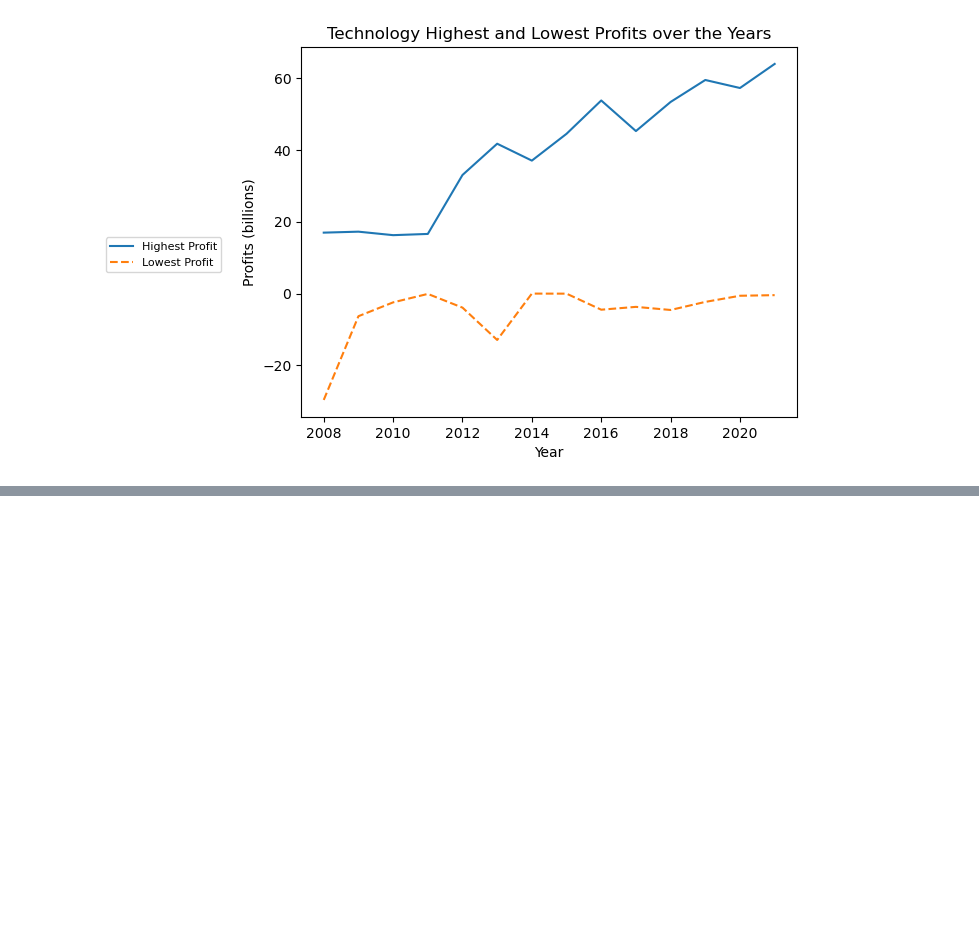
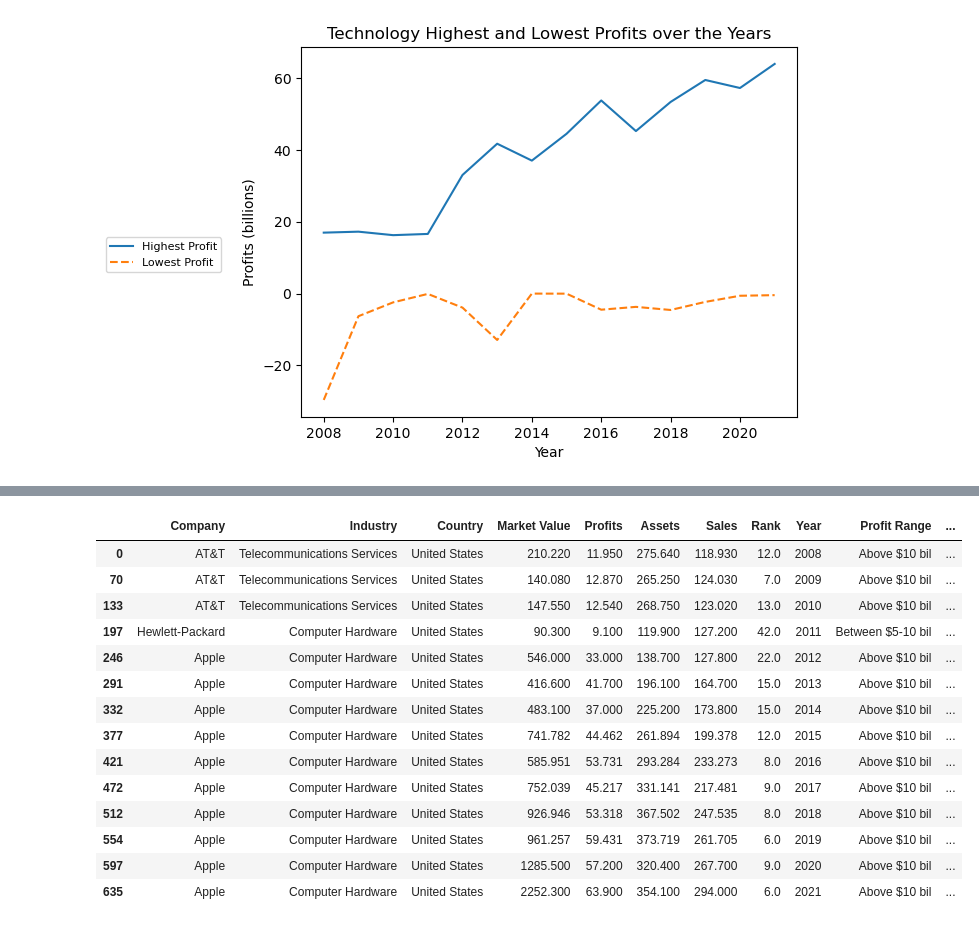
Before and after one commit to Arayavisual/Giant_Losers, a Jupyter notebook: Forbes 2008 - 2021 JL2 from DG9.ipynb, the cells around one changed output, grey strips where cells are left out. Cells and saved outputs as stored; diff of their text form; code cells hidden in the pictures; blank space fills up the shorter version.

```diff
--- a/Forbes 2008 - 2021 JL2 from DG9.ipynb
+++ b/Forbes 2008 - 2021 JL2 from DG9.ipynb
@@ -1047,0 +1182,20 @@ plt.legend(bbox_to_anchor=(-0.15, .5), fontsize=8)
+# %%
+# Find highest sales for all years in technology sector
+Tech_highest_sales = Tech.loc[Tech.groupby("Year")["Sales"].idxmax()]
+Tech_highest_sales
+# %% [output]
+|  | Company | Industry | Country | Market Value | Profits | Assets | Sales | Rank | Year | Profit Range | ... |
+| 0 | AT&T | Telecommunications Services | United States | 210.220 | 11.950 | 275.640 | 118.930 | 12.0 | 2008 | Above $10 bil | ... |
+| 70 | AT&T | Telecommunications Services | United States | 140.080 | 12.870 | 265.250 | 124.030 | 7.0 | 2009 | Above $10 bil | ... |
+| 133 | AT&T | Telecommunications Services | United States | 147.550 | 12.540 | 268.750 | 123.020 | 13.0 | 2010 | Above $10 bil | ... |
+| 197 | Hewlett-Packard | Computer Hardware | United States | 90.300 | 9.100 | 119.900 | 127.200 | 42.0 | 2011 | Between $5-10 bil | ... |
+| 246 | Apple | Computer Hardware | United States | 546.000 | 33.000 | 138.700 | 127.800 | 22.0 | 2012 | Above $10 bil | ... |
+| 291 | Apple | Computer Hardware | United States | 416.600 | 41.700 | 196.100 | 164.700 | 15.0 | 2013 | Above $10 bil | ... |
+| 332 | Apple | Computer Hardware | United States | 483.100 | 37.000 | 225.200 | 173.800 | 15.0 | 2014 | Above $10 bil | ... |
+| 377 | Apple | Computer Hardware | United States | 741.782 | 44.462 | 261.894 | 199.378 | 12.0 | 2015 | Above $10 bil | ... |
+| 421 | Apple | Computer Hardware | United States | 585.951 | 53.731 | 293.284 | 233.273 | 8.0 | 2016 | Above $10 bil | ... |
+| 472 | Apple | Computer Hardware | United States | 752.039 | 45.217 | 331.141 | 217.481 | 9.0 | 2017 | Above $10 bil | ... |
+| 512 | Apple | Computer Hardware | United States | 926.946 | 53.318 | 367.502 | 247.535 | 8.0 | 2018 | Above $10 bil | ... |
+| 554 | Apple | Computer Hardware | United States | 961.257 | 59.431 | 373.719 | 261.705 | 6.0 | 2019 | Above $10 bil | ... |
+| 597 | Apple | Computer Hardware | United States | 1285.500 | 57.200 | 320.400 | 267.700 | 9.0 | 2020 | Above $10 bil | ... |
+| 635 | Apple | Computer Hardware | United States | 2252.300 | 63.900 | 354.100 | 294.000 | 6.0 | 2021 | Above $10 bil | ... |
```
Also changed, not shown: parts of 14 cells of this notebook.
